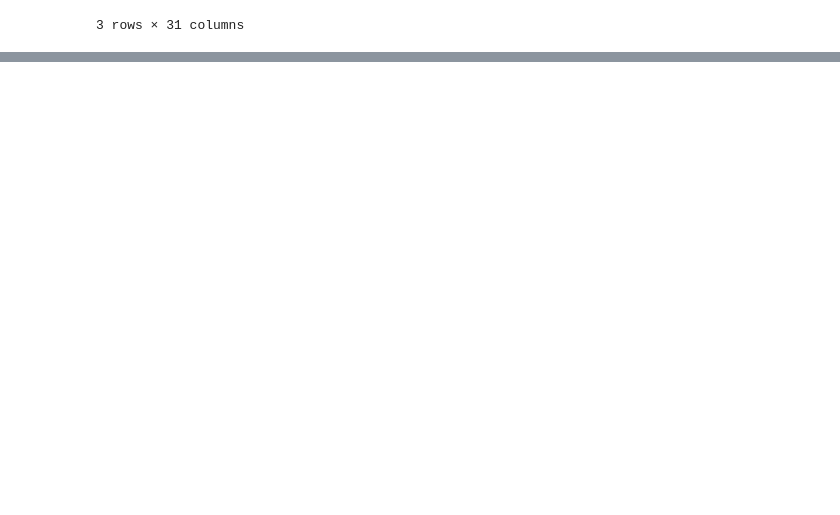
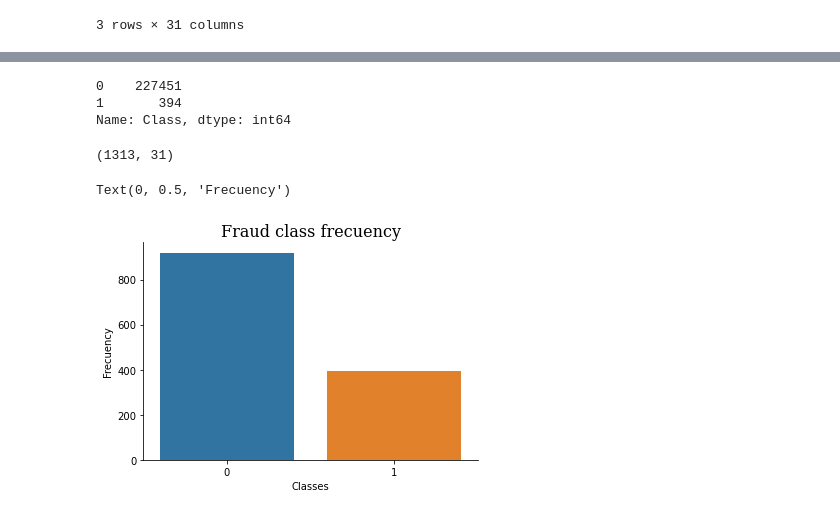
Before and after one commit to gonzalo71/TestGit, a Jupyter notebook: credit_card_kaggle.ipynb, the cells around one changed output, grey strips where cells are left out. Drawn from its saved outputs; the diff is of its cells as text; code cells hidden in the pictures; blank space fills up the shorter version.

```diff
--- a/credit_card_kaggle.ipynb
+++ b/credit_card_kaggle.ipynb
@@ -66,5 +86,3 @@ models = [("rdf",RandomForestClassifier(max_depth=2, random_state=0)),("dct",Dec
 # %%
 from sklearn.model_selection import train_test_split
-X = df.drop("Class",axis=1)
-y = df.Class
-X_train,X_test,y_train,y_test = train_test_split(X,y,random_state=0,stratify=y,test_size=0.4)
+X_train,X_test,y_train,y_test = train_test_split(X,y,test_size=0.2,random_state=0,stratify=y)
@@ -87,0 +110,31 @@ for i,x in models:
+# %%
+#First with value counts we see how many values we have from each class
+y_train.value_counts()
+# %% [output]
+0    227451
+1       394
+Name: Class, dtype: int64
+# %%
+# here we have all fraud cases
+X_fraud = df.loc[y_train.loc[y_train == 1].index]
+# %%
+# 1576 values where Class=0
+y_non_fraud = df.loc[y_train.loc[y_train == 0].index][:919]
+# %%
+#concat
+sub_sample = pd.concat([X_fraud,y_non_fraud],axis=0)
+# %%
+#finally a sub_sample with 80/20 proportions
+sub_sample.shape
+# %% [output]
+(1313, 31)
+# %%
+new_df_class = sub_sample.Class.value_counts().reset_index()
+sns.barplot(x="index",y="Class",data=new_df_class)
+sns.despine()
+plt.title("Fraud class frecuency",fontdict=font)
+plt.xlabel("Classes")
+plt.ylabel("Frecuency")
+# %% [output]
+Text(0, 0.5, 'Frecuency')
+[figure, added]
```
Also changed, not shown: parts of 34 cells of this notebook, 1 other file.
